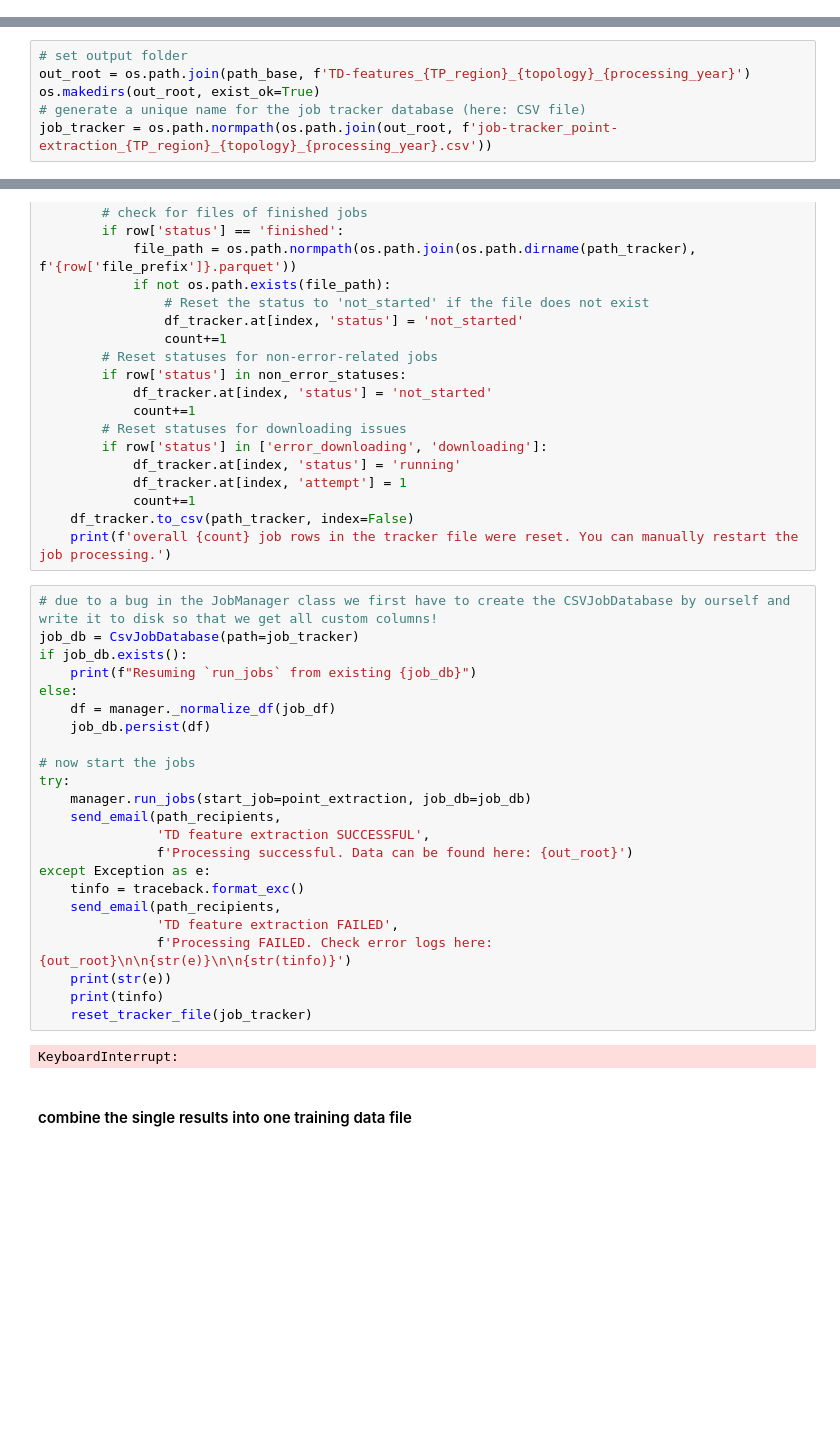
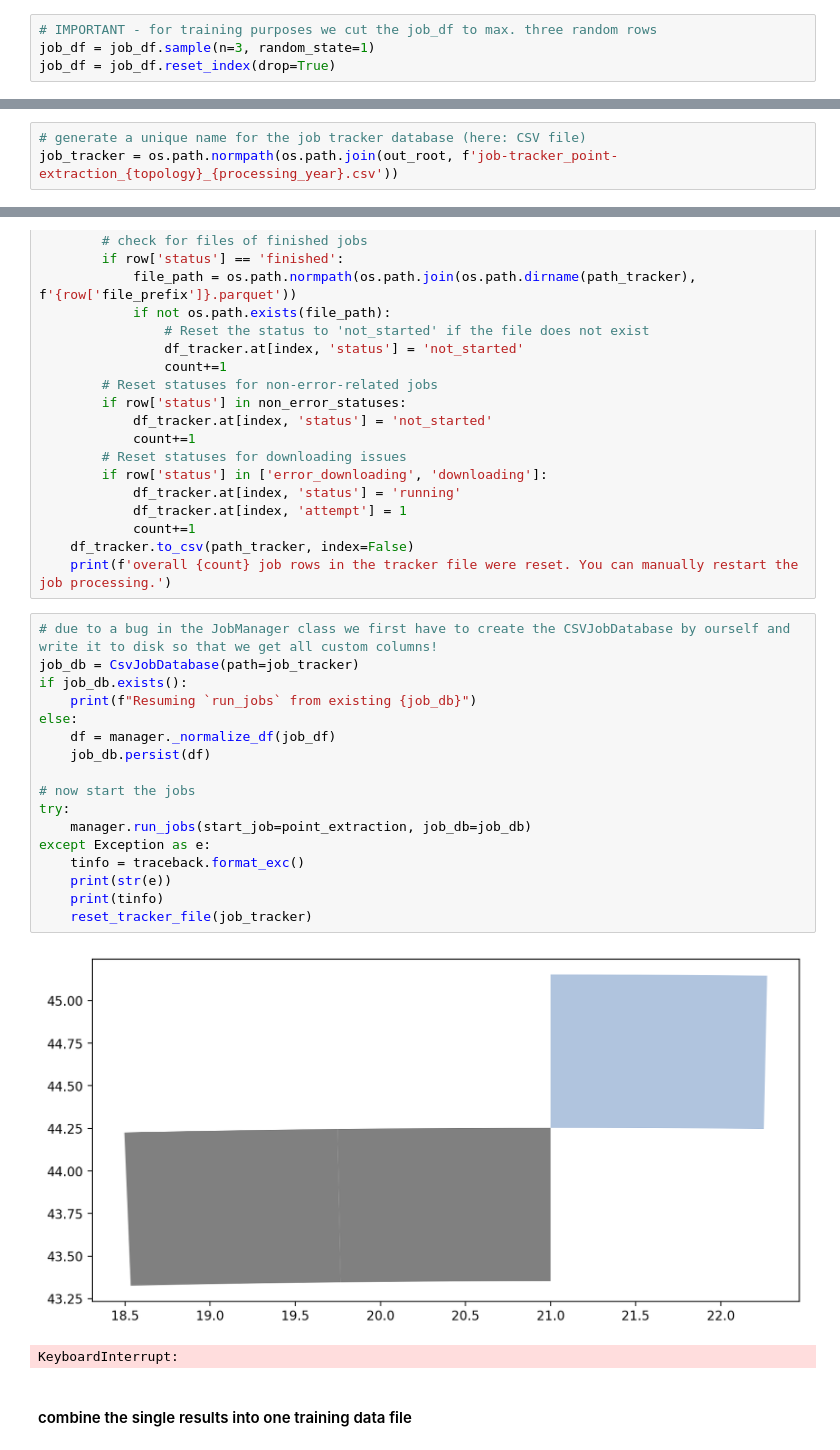
Before and after one commit to mbuchhorn/training_material, a Jupyter notebook: SONATA/step2_EVA-sPlotOpen_TP_full-feature_extraction.ipynb, the cells around one changed output, grey strips where cells are left out. Cells and saved outputs as stored; diff of their text form; blank space fills up the shorter version.

```diff
--- a/SONATA/step2_EVA-sPlotOpen_TP_full-feature_extraction.ipynb
+++ b/SONATA/step2_EVA-sPlotOpen_TP_full-feature_extraction.ipynb
@@ -312,3 +320,7 @@ def point_extraction(row: pd.Series, connection: openeo.Connection, provider: st
 With our jobs database and job definition set up, we can now run the jobs using the MultiBackendJobManager. This involves defining a path to where we will store the job tracker which contains the job statuses and metadata.
 
 Note: If the specified job tracker path, points to an existing jobs database (either a .csv or .parquet file), that file will be used as the job tracker, and the input jobs database will be disregarded.
+# %%
+# IMPORTANT - for training purposes we cut the job_df to max. three random rows
+job_df = job_df.sample(n=3, random_state=1)
+job_df = job_df.reset_index(drop=True)
@@ -315,9 +335,6 @@ Note: If the specified job tracker path, points to an existing jobs database (ei
 # %%
-# set output folder
-out_root = os.path.join(path_base, f'TD-features_{TP_region}_{topology}_{processing_year}')
-os.makedirs(out_root, exist_ok=True)
 # generate a unique name for the job tracker database (here: CSV file)
-job_tracker = os.path.normpath(os.path.join(out_root, f'job-tracker_point-extraction_{TP_region}_{topology}_{processing_year}.csv'))
+job_tracker = os.path.normpath(os.path.join(out_root, f'job-tracker_point-extraction_{topology}_{processing_year}.csv'))
 # %%
 # init of MultiBackendJobManager (activate the graphic job visualization in Notebooks)
 manager = WeedJobManager(root_dir=out_root, poll_sleep=10, viz=True, viz_edge_color='none', dl_cancel_time=600)
@@ -360,27 +376,22 @@ def reset_tracker_file(path_tracker: str) -> None:
 # %%
 # due to a bug in the JobManager class we first have to create the CSVJobDatabase by ourself and write it to disk so that we get all custom columns!
 job_db = CsvJobDatabase(path=job_tracker)
 if job_db.exists():
     print(f"Resuming `run_jobs` from existing {job_db}")
 else:
     df = manager._normalize_df(job_df)
     job_db.persist(df)
 
 # now start the jobs
 try:
     manager.run_jobs(start_job=point_extraction, job_db=job_db)
-    send_email(path_recipients,
-               'TD feature extraction SUCCESSFUL',
-               f'Processing successful. Data can be found here: {out_root}')
 except Exception as e:
     tinfo = traceback.format_exc()
-    send_email(path_recipients,
-               'TD feature extraction FAILED',
-               f'Processing FAILED. Check error logs here: {out_root}\n\n{str(e)}\n\n{str(tinfo)}')
     print(str(e))
     print(tinfo)
     reset_tracker_file(job_tracker)
 # %% [output]
+[figure, added]
 KeyboardInterrupt:
 # %% [markdown]
 #### combine the single results into one training data file
```
Also changed, not shown: parts of 20 cells of this notebook, 1 other file.
